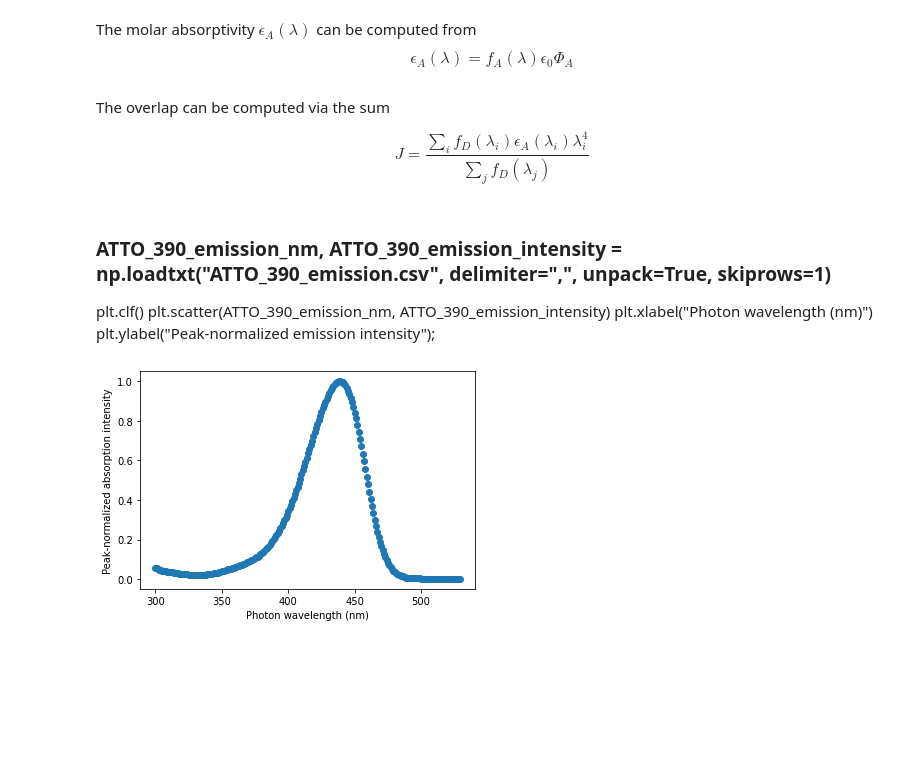
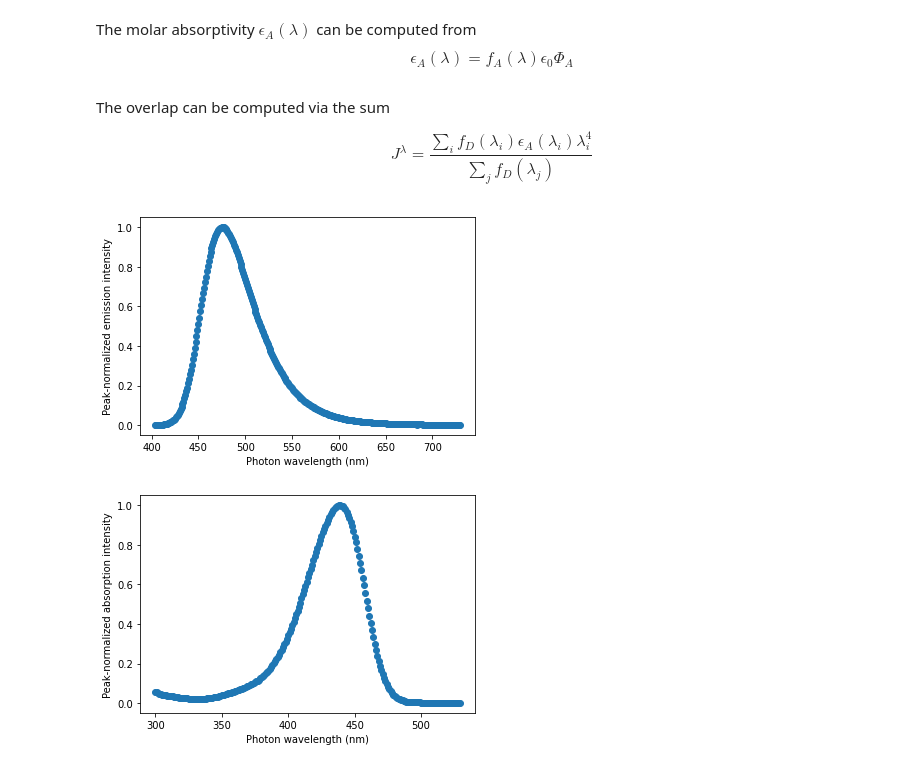
Before and after one commit to nbeaver/ws2-diamond-fret-calculation, a Jupyter notebook: FRET_estimation_known_dyes.ipynb, the cells around one changed output. Cells and saved outputs as stored; diff of their text form; code cells hidden in the pictures; blank space fills up the shorter version.

```diff
--- a/FRET_estimation_known_dyes.ipynb
+++ b/FRET_estimation_known_dyes.ipynb
@@ -50,7 +50,7 @@ $$
 The overlap can be computed via the sum
 
 $$
-J = \frac{\sum_i f_D(\lambda_i) \epsilon_A(\lambda_i) \lambda_i^4}{\sum_j f_D(\lambda_j)}
+J^\lambda = \frac{\sum_i f_D(\lambda_i) \epsilon_A(\lambda_i) \lambda_i^4}{\sum_j f_D(\lambda_j)}
 $$
 # %%
 import math
@@ -89,12 +96,14 @@ Phi_A = 0.9
 # Quantum efficiency of acceptor.
 
 molar_attenuation_coefficient = 45e3 #  M^-1 cm^-1
-# %% [markdown]
-### ATTO_390_emission_nm, ATTO_390_emission_intensity = np.loadtxt("ATTO_390_emission.csv", delimiter=",", unpack=True, skiprows=1)
-plt.clf()
-plt.scatter(ATTO_390_emission_nm, ATTO_390_emission_intensity)
-plt.xlabel("Photon wavelength (nm)")
-plt.ylabel("Peak-normalized emission intensity");
+# %%
+ATTO_390_emission_nm, ATTO_390_emission_intensity = np.loadtxt("ATTO_390_emission.csv", delimiter=",", unpack=True, skiprows=1)
+plt.clf()
+plt.scatter(ATTO_390_emission_nm, ATTO_390_emission_intensity)
+plt.xlabel("Photon wavelength (nm)")
+plt.ylabel("Peak-normalized emission intensity");
+# %% [output]
+[figure, added]
 # %%
 ATTO_425_absorption_nm, ATTO_425_absorption_intensity = np.loadtxt("ATTO_425_absorption.csv", delimiter=",", unpack=True, skiprows=1)
 plt.clf()
```
Also changed, not shown: parts of 24 cells of this notebook.
